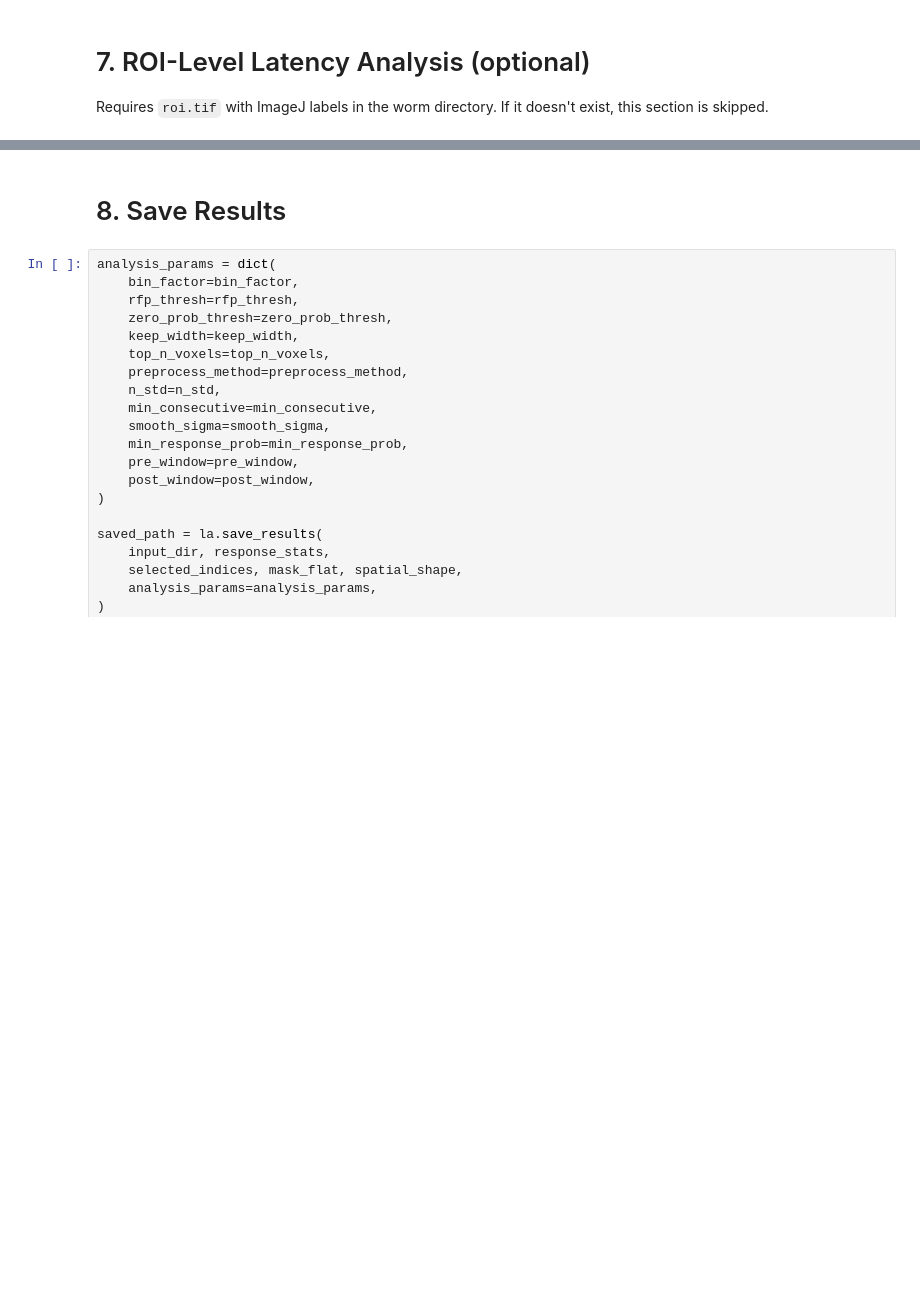
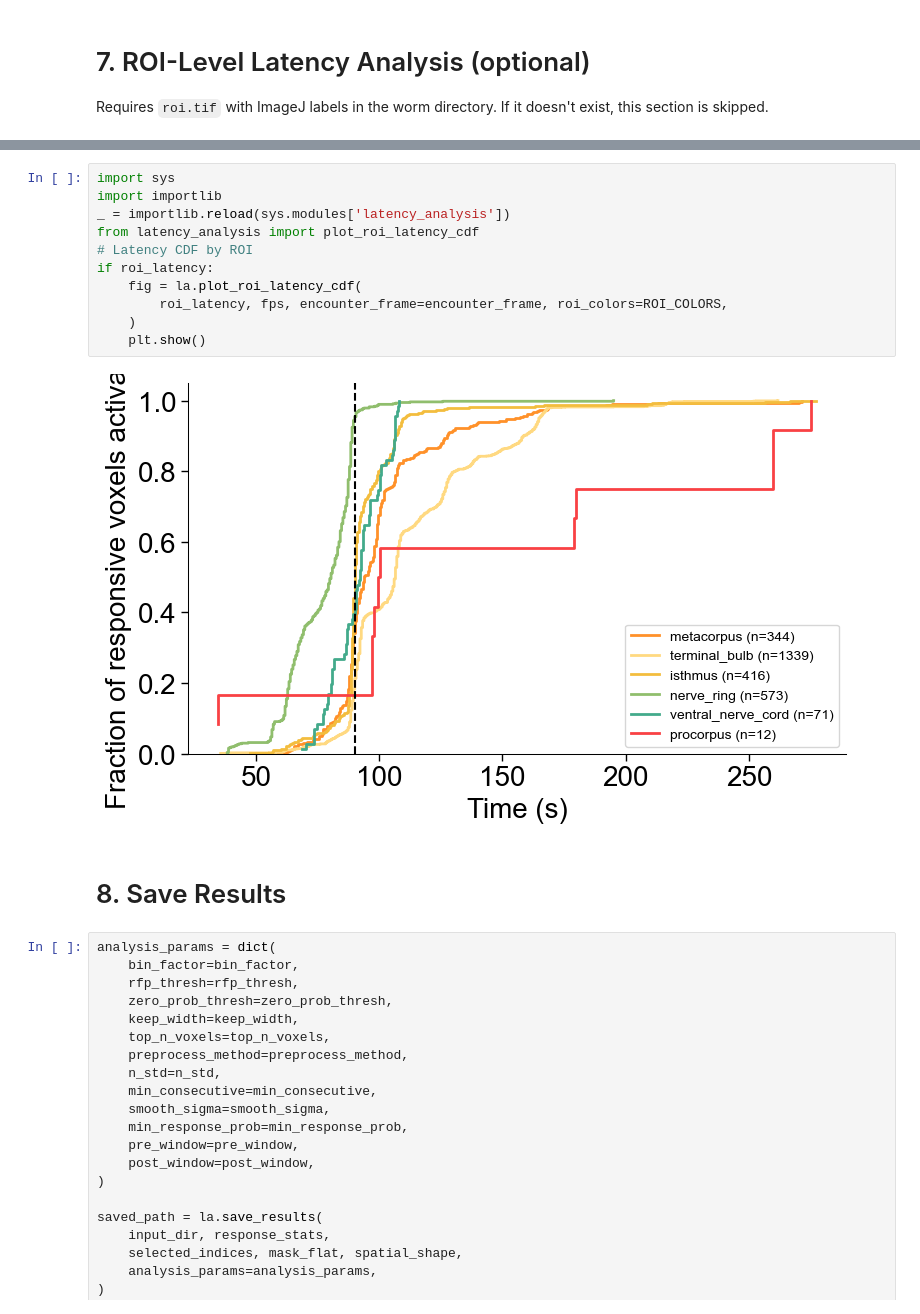
Before and after one commit to MunibH/g5ht-pipeline, a Jupyter notebook: latency_analysis_v2.ipynb, the cells around one changed output, grey strips where cells are left out. Drawn from its saved outputs; the diff is of its cells as text; blank space fills up the shorter version.

```diff
--- a/latency_analysis_v2.ipynb
+++ b/latency_analysis_v2.ipynb
@@ -326,3 +398,16 @@ else:
+# %%
+import sys
+import importlib
+_ = importlib.reload(sys.modules['latency_analysis'])
+from latency_analysis import plot_roi_latency_cdf
+# Latency CDF by ROI
+if roi_latency:
+    fig = la.plot_roi_latency_cdf(
+        roi_latency, fps, encounter_frame=encounter_frame, roi_colors=ROI_COLORS,
+    )
+    plt.show()
+# %% [output]
+[figure, added]
 # %% [markdown]
 # 8. Save Results
 # %%
```
Also changed, not shown: parts of 15 cells of this notebook, 1 other file.
